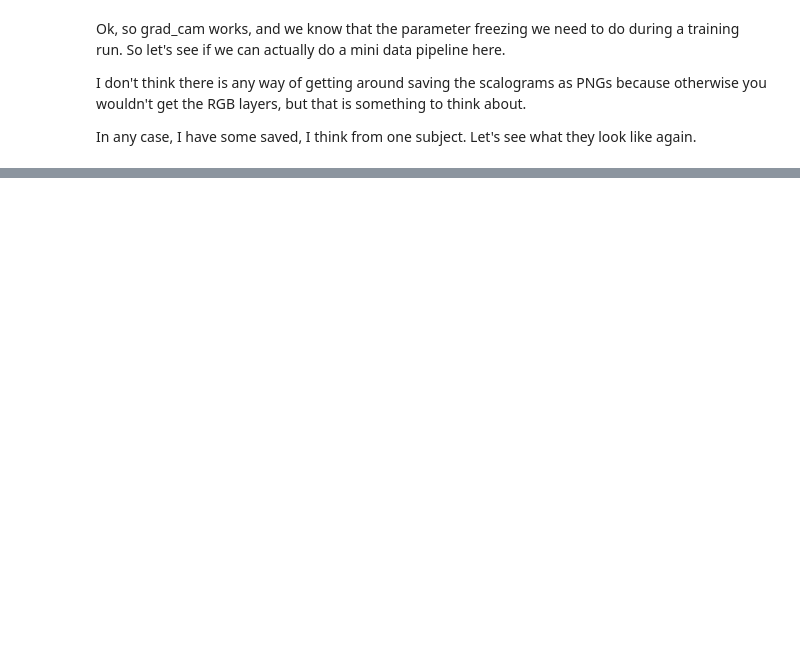
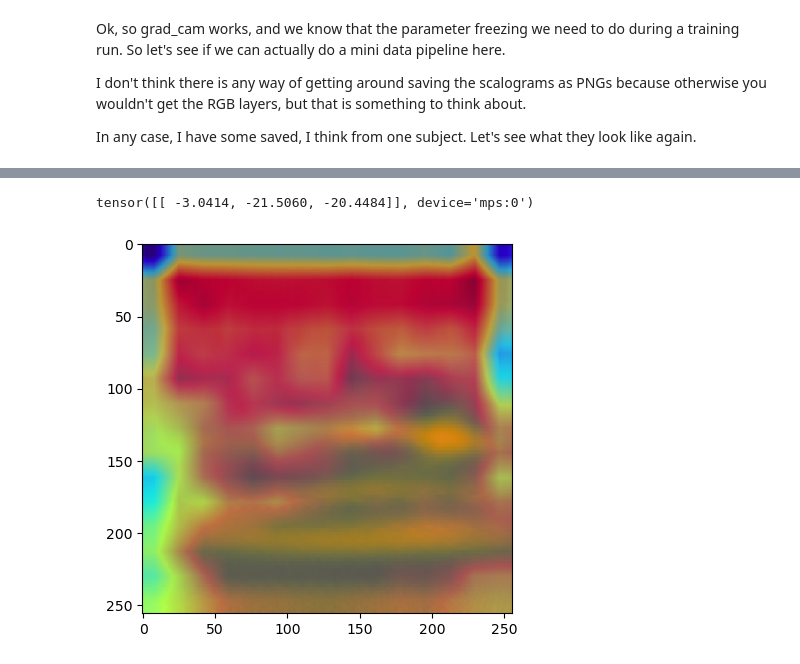
Before and after one commit to CEBangu/MEG-Decoding, a Jupyter notebook: model_adaptation.ipynb, the cells around one changed output, grey strips where cells are left out. Cells and saved outputs as stored; diff of their text form; code cells hidden in the pictures; blank space fills up the shorter version.

```diff
--- a/model_adaptation.ipynb
+++ b/model_adaptation.ipynb
@@ -239,0 +574,8 @@ KeyboardInterrupt:
+# %%
+# Check if any indices are shared between train and validation
+overlap = set(train_indices).intersection(set(val_indices))
+
+if overlap:
+    print(f"⚠️ WARNING: {len(overlap)} overlapping samples found!")
+else:
+    print("✅ No contamination detected. Train and validation sets are disjoint.")
@@ -239,0 +611,9 @@ KeyboardInterrupt:
+# %%
+# model = AlexNetMPSFinalOnly().to(device)
+# model = AlexNetMPSDescend().to(device) #by far the best one
+# model = AlexNetMPSLongDescend().to(device)
+# model = AlexNetMPSSuddenDescend().to(device)
+criterion = nn.CrossEntropyLoss()  # For multi-class classification
+optimizer = optim.Adam(model.parameters(), lr=0.001)  # Adam optimizer
+full_feature_freeze(model)
+train_val_model(model, train_loader, val_loader, criterion, optimizer, num_epochs=50)
@@ -239,0 +740,2 @@ KeyboardInterrupt:
+# %%
+trained_model = kfold_cross_validation(AlexNetMPSDescend, average_dataset, k=5, num_epochs=10)
@@ -239,0 +762,33 @@ KeyboardInterrupt:
+# %%
+input_image = Image.open("/Users/ciprianbangu/Cogmaster/M2 Internship/BCI code/scalograms_test/images_average/a_average_channel_7.png")
+input_tensor = preprocess(input_image)
+# Add a batch dimension to the input tensor
+input_batch = input_tensor.unsqueeze(dim=0).to(device)
+
+# Ensure the model is in evaluation mode
+trained_model.eval()
+
+# Pass the input tensor through the model
+with torch.no_grad():
+    output = trained_model(input_batch)
+
+print(output)
+
+# Generate Grad-CAM
+grad_cam = GradCAM(trained_model, trained_model.features[10])
+target_class = output.argmax().item()
+cam = grad_cam.generate_cam(input_batch, target_class)
+
+# Convert input image to RGB and visualize the Grad-CAM over the original image
+input_image_rgb = input_image.convert("RGB")
+input_image_np = np.array(input_image_rgb.resize((input_tensor.shape[1], input_tensor.shape[2])))
+heatmap = cv2.applyColorMap(np.uint8(255 * cam), cv2.COLORMAP_JET)
+heatmap = np.float32(heatmap) / 255
+overlay = heatmap + np.float32(input_image_np) / 255
+overlay = overlay / np.max(overlay)
+
+plt.imshow(overlay)
+plt.show()
+# %% [output]
+tensor([[ -3.0414, -21.5060, -20.4484]], device='mps:0')
+[figure, added]
```
Also changed, not shown: parts of 34 cells of this notebook, 1 other file.
